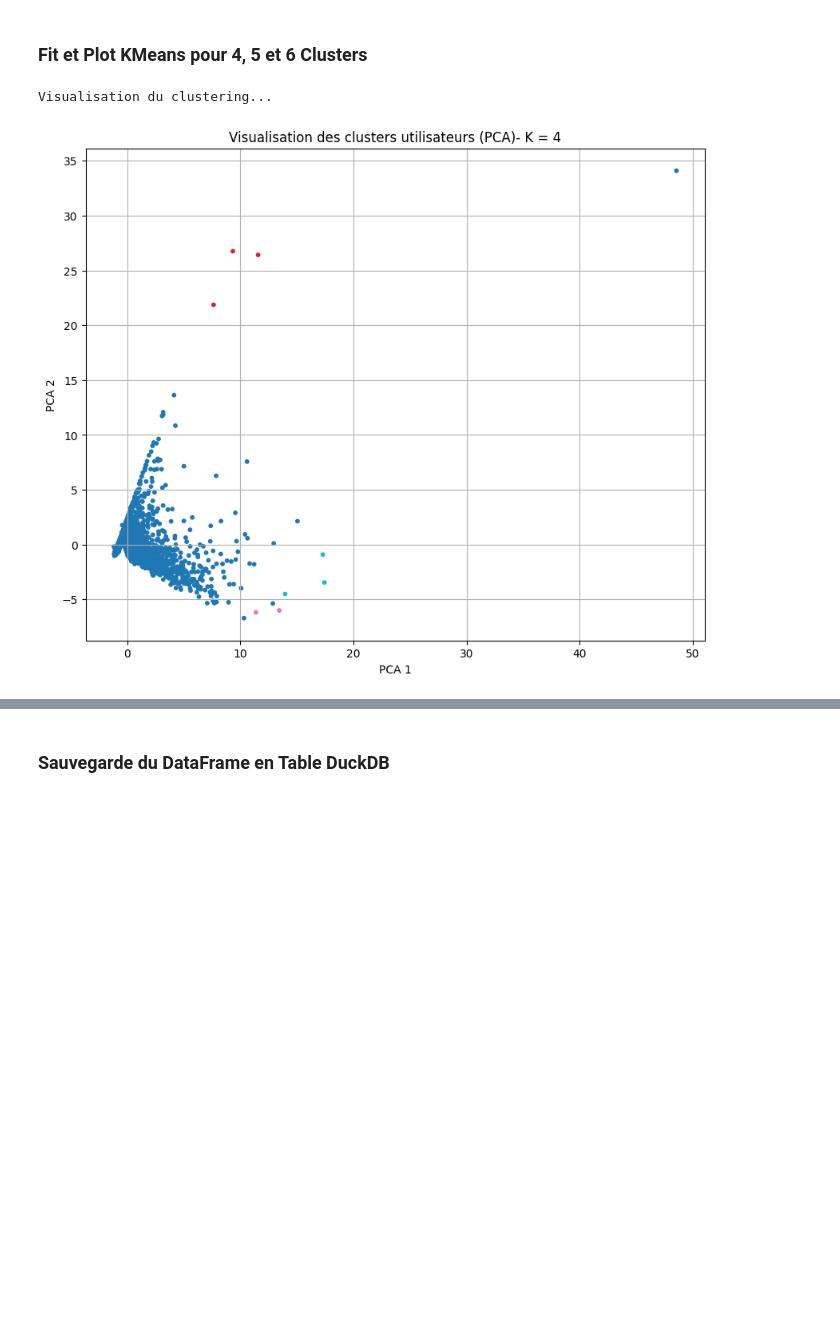
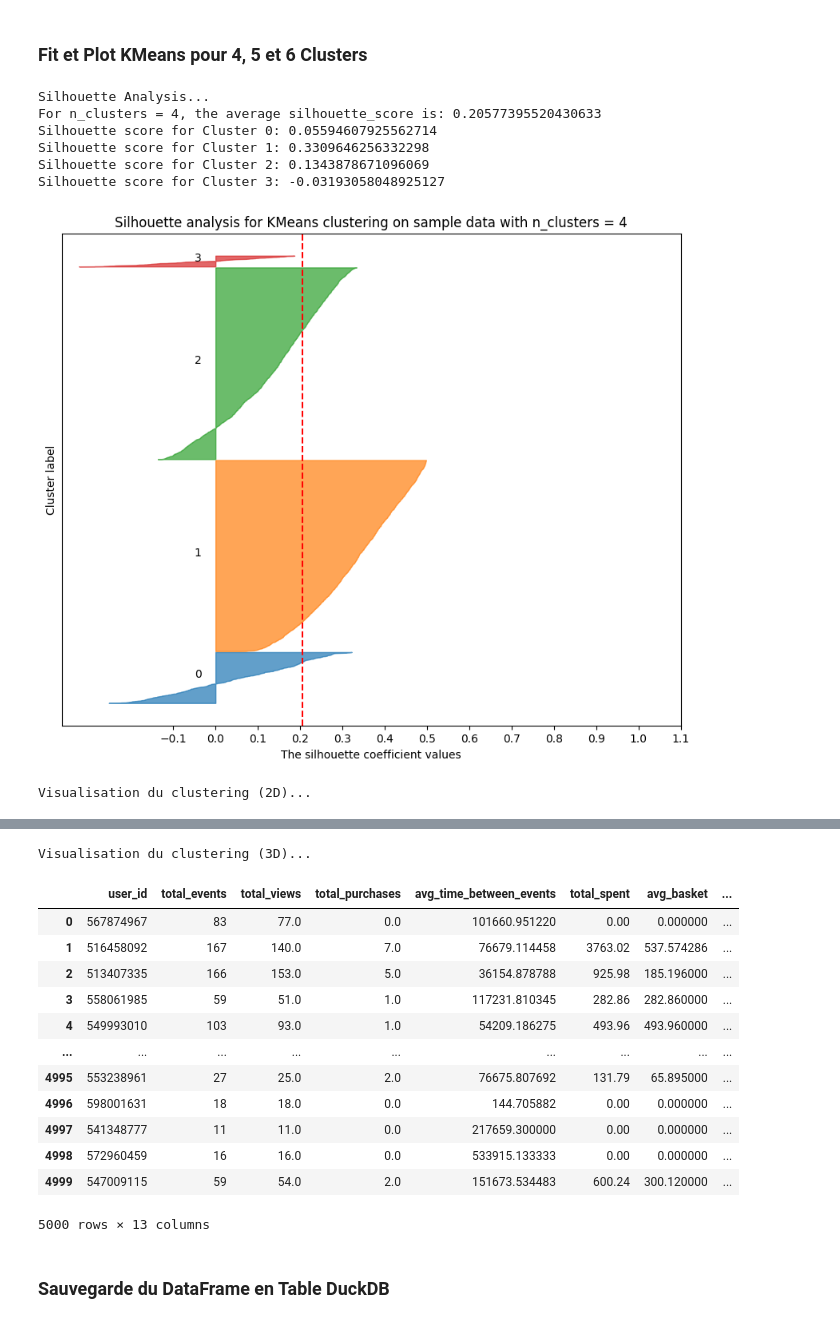
Before and after one commit to s-candido/amazing, a Jupyter notebook: ml_ia/models/clustering/clustering_spectral.ipynb, the cells around one changed output, grey strips where cells are left out. Drawn from its saved outputs; the diff is of its cells as text; code cells hidden in the pictures; blank space fills up the shorter version.

```diff
--- a/ml_ia/models/clustering/clustering_spectral.ipynb
+++ b/ml_ia/models/clustering/clustering_spectral.ipynb
@@ -110,7 +110,7 @@ First 10 rows of user_events table:
 # Standardisation
 print("Standardisation des features...")
 scaler = StandardScaler()
-X_scaled = scaler.fit_transform(user_events_df.drop(columns=["last_event_time"]))
+X_scaled = scaler.fit_transform(user_events_df.drop(columns=["last_event_time","category_embedding"]))
 # %% [output]
 Standardisation des features...
 # %%
@@ -212,7 +382,13 @@ def kmeans_fit_and_plot(k, X_scaled, df):
 # %%
 N_CLUSTERS = 4
 
-kmeans_fit_and_plot(N_CLUSTERS, X_scaled, user_events_df)
+kmeans_fit_and_plot_per_cluster(N_CLUSTERS, X_scaled, user_events_df)
 # %% [output]
-Visualisation du clustering...
+Silhouette Analysis...
+For n_clusters = 4, the average silhouette_score is: 0.20577395520430633
+Silhouette score for Cluster 0: 0.05594607925562714
+Silhouette score for Cluster 1: 0.3309646256332298
+Silhouette score for Cluster 2: 0.1343878671096069
+Silhouette score for Cluster 3: -0.03193058048925127
-[figure, old version]
+[figure, new version]
+Visualisation du clustering (2D)...
@@ -219,3 +396,17 @@ Visualisation du clustering...
+Visualisation du clustering (3D)...
+|  | user_id | total_events | total_views | total_purchases | avg_time_between_events | total_spent | avg_basket | ... |
+| 0 | 567874967 | 83 | 77.0 | 0.0 | 101660.951220 | 0.00 | 0.000000 | ... |
+| 1 | 516458092 | 167 | 140.0 | 7.0 | 76679.114458 | 3763.02 | 537.574286 | ... |
+| 2 | 513407335 | 166 | 153.0 | 5.0 | 36154.878788 | 925.98 | 185.196000 | ... |
+| 3 | 558061985 | 59 | 51.0 | 1.0 | 117231.810345 | 282.86 | 282.860000 | ... |
+| 4 | 549993010 | 103 | 93.0 | 1.0 | 54209.186275 | 493.96 | 493.960000 | ... |
+| ... | ... | ... | ... | ... | ... | ... | ... | ... |
+| 4995 | 553238961 | 27 | 25.0 | 2.0 | 76675.807692 | 131.79 | 65.895000 | ... |
+| 4996 | 598001631 | 18 | 18.0 | 0.0 | 144.705882 | 0.00 | 0.000000 | ... |
+| 4997 | 541348777 | 11 | 11.0 | 0.0 | 217659.300000 | 0.00 | 0.000000 | ... |
+| 4998 | 572960459 | 16 | 16.0 | 0.0 | 533915.133333 | 0.00 | 0.000000 | ... |
+| 4999 | 547009115 | 59 | 54.0 | 2.0 | 151673.534483 | 600.24 | 300.120000 | ... |
+5000 rows × 13 columns
 # %% [markdown]
 ### Sauvegarde du DataFrame en Table DuckDB
 # %%
```
Also changed, not shown: parts of 8 cells of this notebook, 7 other files.
